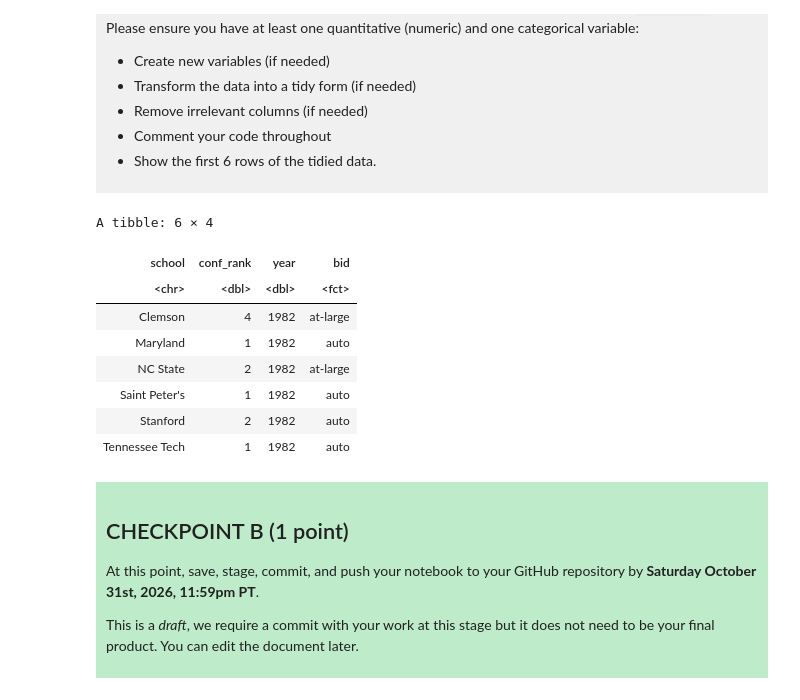
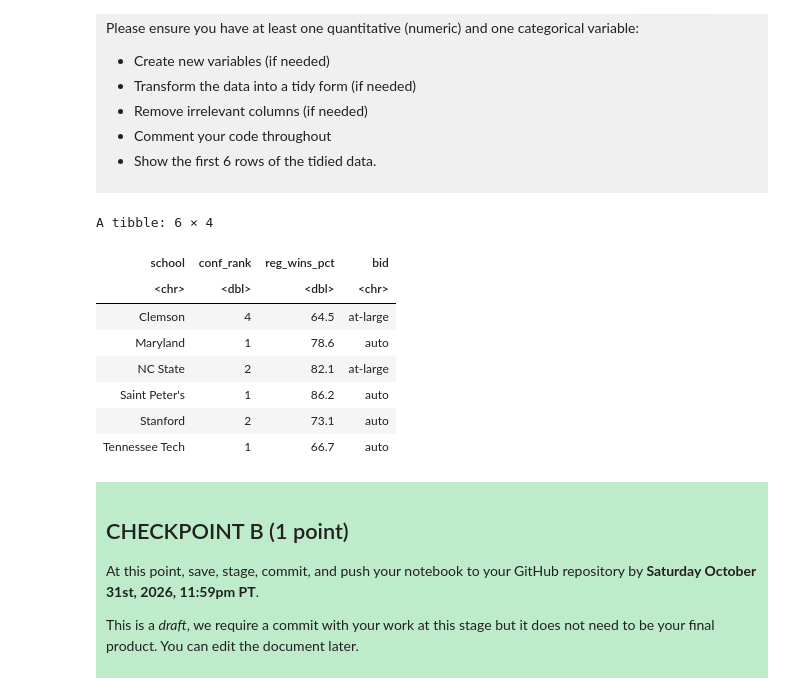
Before and after one commit to rm1310/dsci-100-project-rachel-ma, a Jupyter notebook: dsci-100-project-notebook.ipynb, the cells around one changed output. Drawn from its saved outputs; the diff is of its cells as text; code cells hidden in the pictures.

Commit message:
Checkpoint C
Plotted graphs relevant to data, planned out analysis

```diff
--- a/dsci-100-project-notebook.ipynb
+++ b/dsci-100-project-notebook.ipynb
@@ -210,23 +220,24 @@ Produce a tidy data set that could be used to answer your research question usin
 
 </div>
 # %%
+library(tidyverse)
+
 tidy_data <- data |>
-select(school, conf_rank, year, bid) |> # selects for the relevant variables
-filter(!is.na(conf_rank)) |> # filters out values of conf_rank that equal NA
-mutate(bid = as.factor(bid) # transforms bid from a character to a factor
-      )|>
-head(6)
-tidy_data
+  select(school, conf_rank, reg_wins_pct, bid) |>
+  drop_na()
+
+# Show the first 6 rows of the tidied data
+head(tidy_data, 6)
 # %% [output]
 A tibble: 6 × 4
-| school | conf_rank | year | bid |
-| <chr> | <dbl> | <dbl> | <fct> |
-| Clemson | 4 | 1982 | at-large |
-| Maryland | 1 | 1982 | auto |
-| NC State | 2 | 1982 | at-large |
-| Saint Peter's | 1 | 1982 | auto |
-| Stanford | 2 | 1982 | auto |
-| Tennessee Tech | 1 | 1982 | auto |
+| school | conf_rank | reg_wins_pct | bid |
+| <chr> | <dbl> | <dbl> | <chr> |
+| Clemson | 4 | 64.5 | at-large |
+| Maryland | 1 | 78.6 | auto |
+| NC State | 2 | 82.1 | at-large |
+| Saint Peter's | 1 | 86.2 | auto |
+| Stanford | 2 | 73.1 | auto |
+| Tennessee Tech | 1 | 66.7 | auto |
 # %% [markdown]
 <div style="background-color: #beebca; padding: 10px;">
 
```
Also changed, not shown: parts of 13 cells of this notebook, 1 other file.
